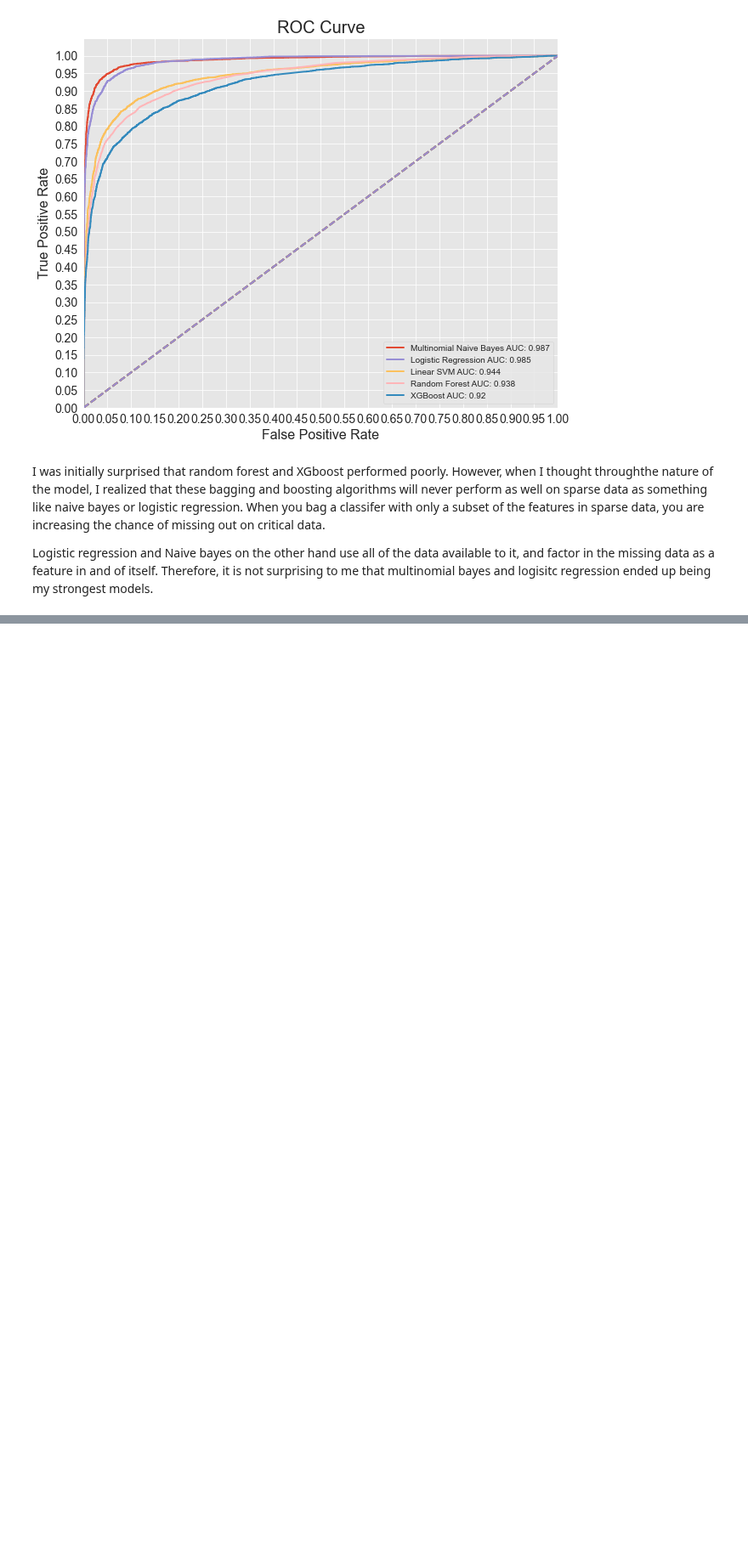
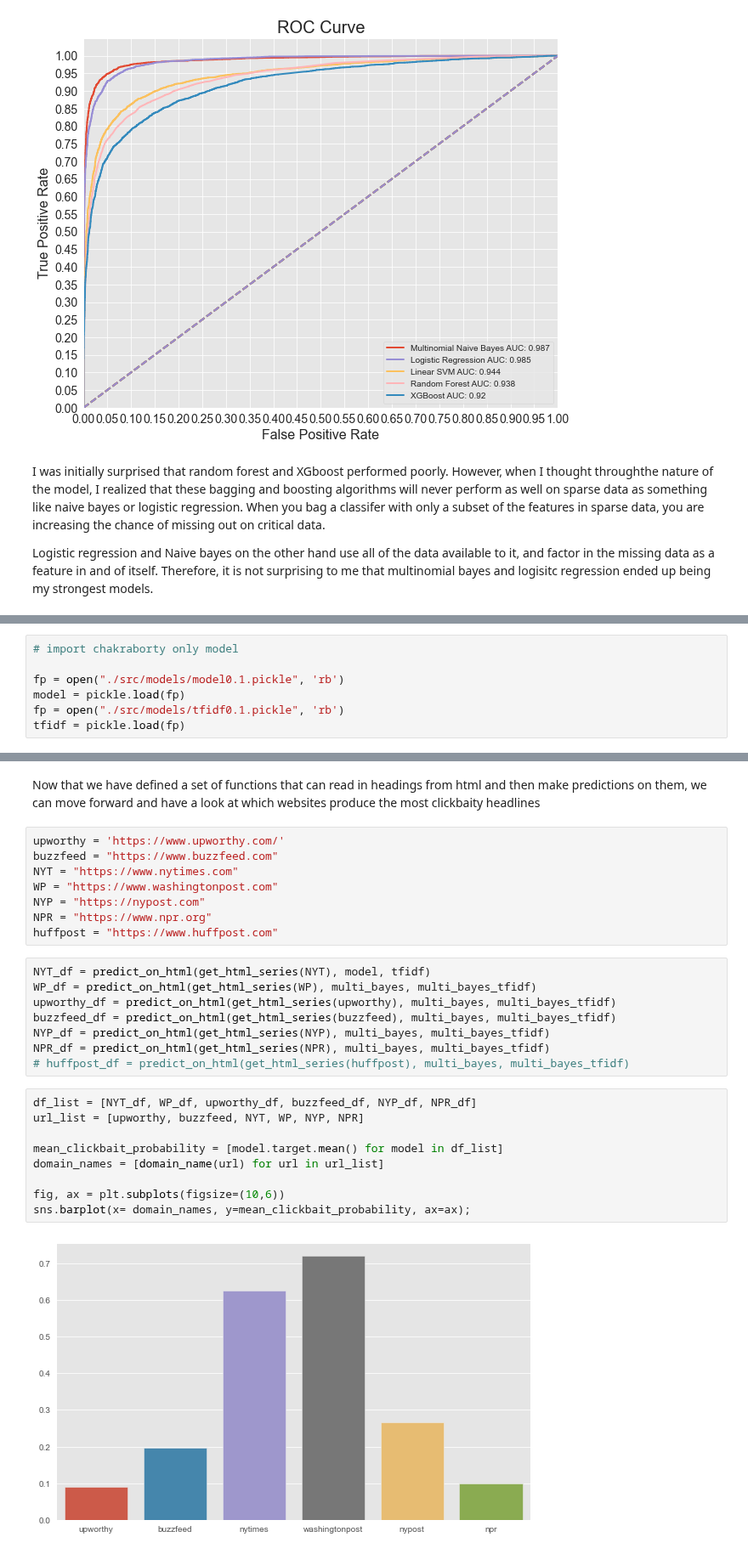
Before and after one commit to SlimHintz/bait-n-switch, a Jupyter notebook: bait-n-switch.ipynb, the cells around one changed output, grey strips where cells are left out. Shown at 85% size. Drawn from its saved outputs; the diff is of its cells as text; blank space fills up the shorter version.

```diff
--- a/bait-n-switch.ipynb
+++ b/bait-n-switch.ipynb
@@ -1145,0 +1146,7 @@ This function was developed in another notebook, here I will refine and producti
+# %%
+# import chakraborty only model
+
+fp = open("./src/models/model0.1.pickle", 'rb')
+model = pickle.load(fp)
+fp = open("./src/models/tfidf0.1.pickle", 'rb')
+tfidf = pickle.load(fp)
@@ -1145,0 +1207,29 @@ This function was developed in another notebook, here I will refine and producti
+# %% [markdown]
+Now that we have defined a set of functions that can read in headings from html and then make predictions on them, we can move forward and have a look at which websites produce the most clickbaity headlines
+# %%
+upworthy = 'https://www.upworthy.com/'
+buzzfeed = "https://www.buzzfeed.com"
+NYT = "https://www.nytimes.com"
+WP = "https://www.washingtonpost.com"
+NYP = "https://nypost.com"
+NPR = "https://www.npr.org"
+huffpost = "https://www.huffpost.com"
+# %%
+NYT_df = predict_on_html(get_html_series(NYT), model, tfidf)
+WP_df = predict_on_html(get_html_series(WP), multi_bayes, multi_bayes_tfidf)
+upworthy_df = predict_on_html(get_html_series(upworthy), multi_bayes, multi_bayes_tfidf)
+buzzfeed_df = predict_on_html(get_html_series(buzzfeed), multi_bayes, multi_bayes_tfidf)
+NYP_df = predict_on_html(get_html_series(NYP), multi_bayes, multi_bayes_tfidf)
+NPR_df = predict_on_html(get_html_series(NPR), multi_bayes, multi_bayes_tfidf)
+# huffpost_df = predict_on_html(get_html_series(huffpost), multi_bayes, multi_bayes_tfidf)
+# %%
+df_list = [NYT_df, WP_df, upworthy_df, buzzfeed_df, NYP_df, NPR_df]
+url_list = [upworthy, buzzfeed, NYT, WP, NYP, NPR]
+
+mean_clickbait_probability = [model.target.mean() for model in df_list]
+domain_names = [domain_name(url) for url in url_list]
+
+fig, ax = plt.subplots(figsize=(10,6))
+sns.barplot(x= domain_names, y=mean_clickbait_probability, ax=ax);
+# %% [output]
+[figure, added]
```
Also changed, not shown: parts of 6 cells of this notebook, 4 other files.
